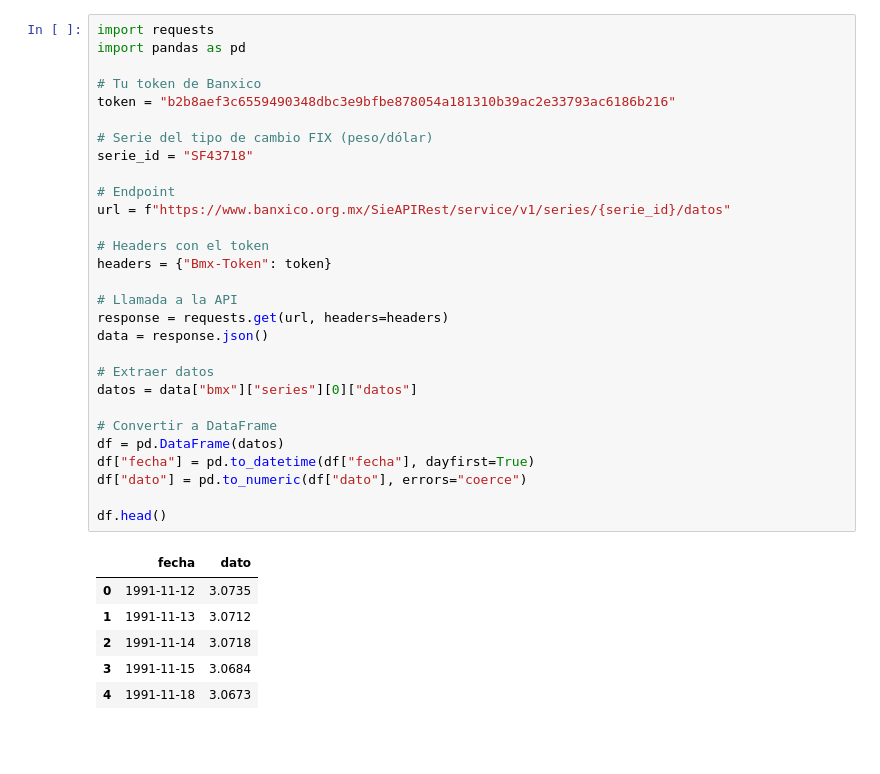
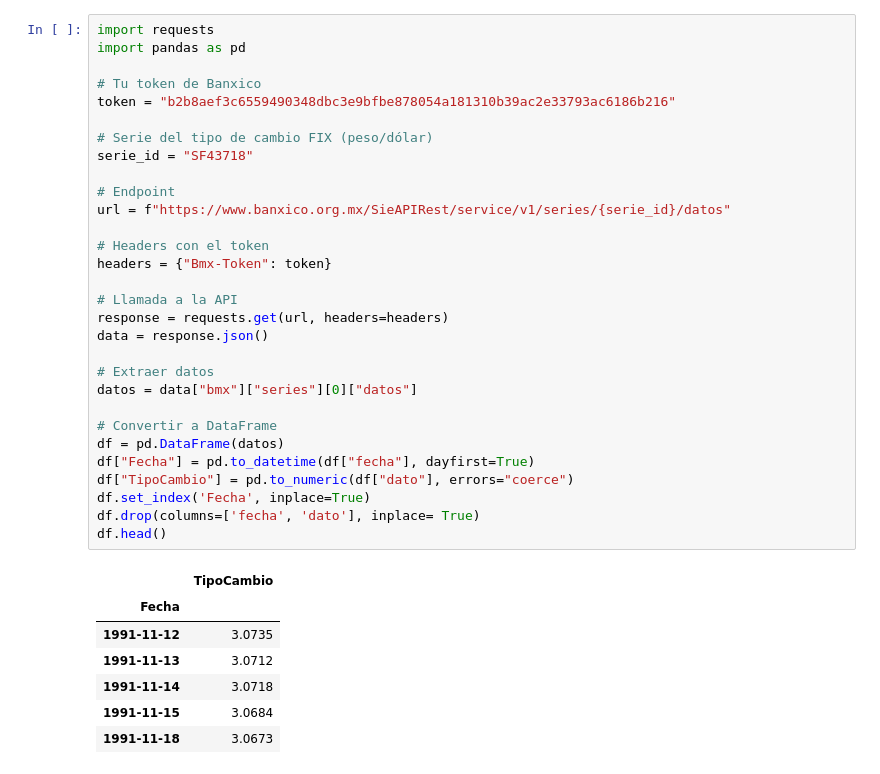
Before and after one commit to Marigago/Prediccion-del-Tipo-de-Cambio-con-FFNN-y-API-de-Banxico, a Jupyter notebook: tc_fnn.ipynb, the cells around one changed output. Cells and saved outputs as stored; diff of their text form; blank space fills up the shorter version.

```diff
--- a/tc_fnn.ipynb
+++ b/tc_fnn.ipynb
@@ -1,36 +22,38 @@
 # %%
 import requests
 import pandas as pd
 
 # Tu token de Banxico
 token = "b2b8aef3c6559490348dbc3e9bfbe878054a181310b39ac2e33793ac6186b216"
 
 # Serie del tipo de cambio FIX (peso/dólar)
 serie_id = "SF43718"
 
 # Endpoint
 url = f"https://www.banxico.org.mx/SieAPIRest/service/v1/series/{serie_id}/datos"
 
 # Headers con el token
 headers = {"Bmx-Token": token}
 
 # Llamada a la API
 response = requests.get(url, headers=headers)
 data = response.json()
 
 # Extraer datos
 datos = data["bmx"]["series"][0]["datos"]
 
 # Convertir a DataFrame
 df = pd.DataFrame(datos)
-df["fecha"] = pd.to_datetime(df["fecha"], dayfirst=True)
-df["dato"] = pd.to_numeric(df["dato"], errors="coerce")
-
+df["Fecha"] = pd.to_datetime(df["fecha"], dayfirst=True)
+df["TipoCambio"] = pd.to_numeric(df["dato"], errors="coerce")
+df.set_index('Fecha', inplace=True)
+df.drop(columns=['fecha', 'dato'], inplace= True)
 df.head()
 # %% [output]
-|  | fecha | dato |
-| 0 | 1991-11-12 | 3.0735 |
-| 1 | 1991-11-13 | 3.0712 |
-| 2 | 1991-11-14 | 3.0718 |
-| 3 | 1991-11-15 | 3.0684 |
-| 4 | 1991-11-18 | 3.0673 |
+|  | TipoCambio |
+| Fecha |  |
+| 1991-11-12 | 3.0735 |
+| 1991-11-13 | 3.0712 |
+| 1991-11-14 | 3.0718 |
+| 1991-11-15 | 3.0684 |
+| 1991-11-18 | 3.0673 |
```
Also changed, not shown: parts of 5 cells of this notebook.
